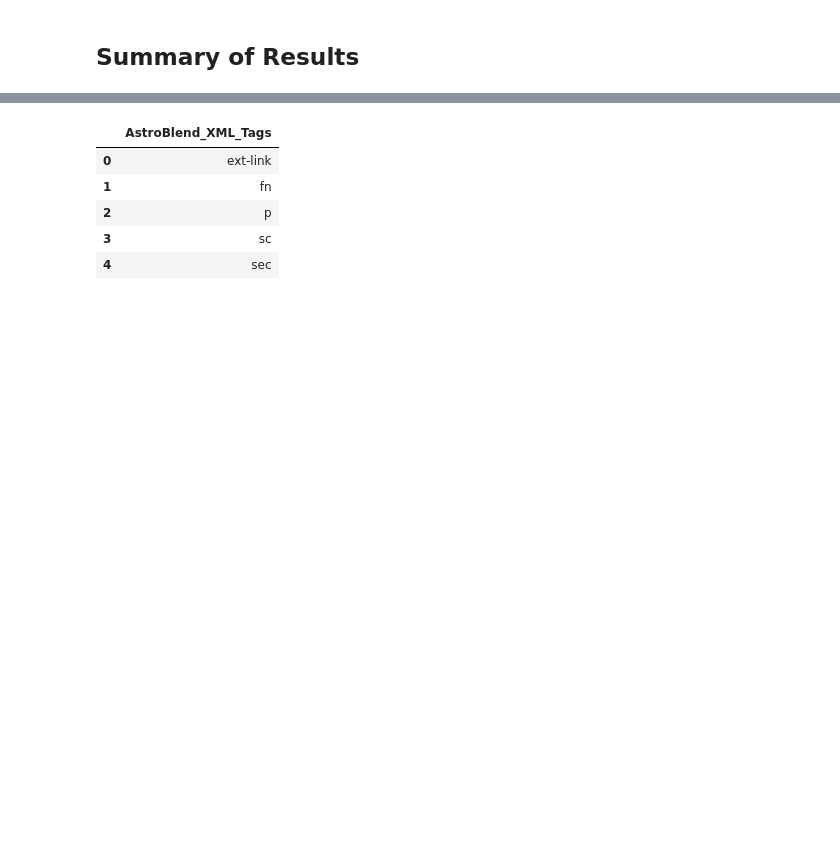
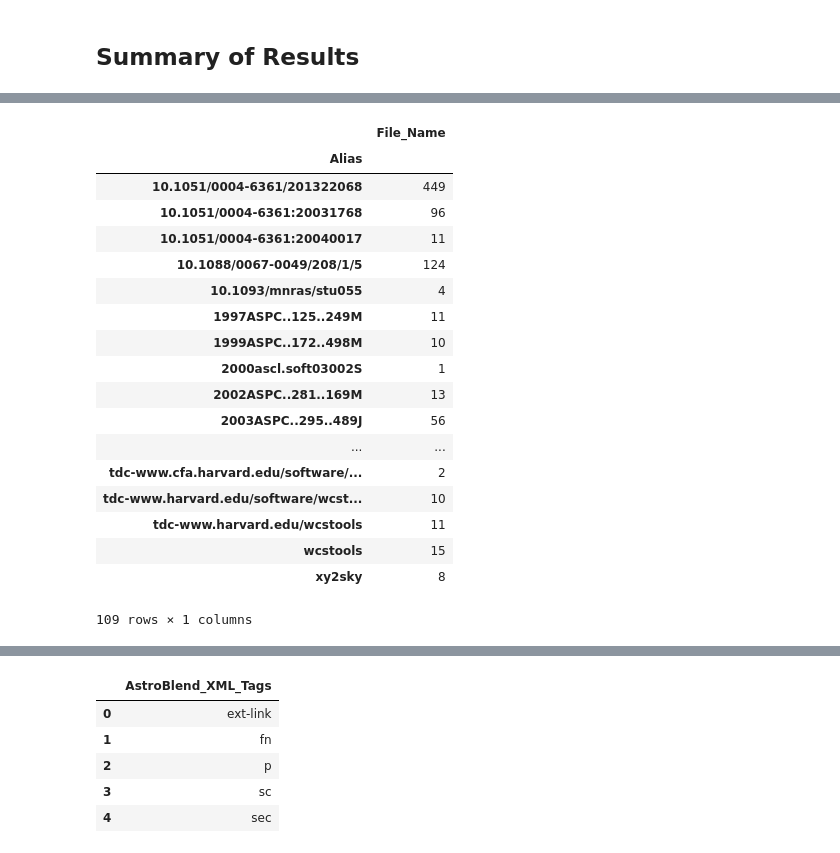
Before and after one commit to CfA-Library/Cite_Astro_Software, a Jupyter notebook: Citation_Study_2019/XML_SEARCH/XML_ANALYSIS/XML_ANALYSIS_061019/XML_FINAL_ANALYSIS_061019.ipynb, the cells around one changed output, grey strips where cells are left out. Cells and saved outputs as stored; diff of their text form; code cells hidden in the pictures; blank space fills up the shorter version.

```diff
--- a/Citation_Study_2019/XML_SEARCH/XML_ANALYSIS/XML_ANALYSIS_061019/XML_FINAL_ANALYSIS_061019.ipynb
+++ b/Citation_Study_2019/XML_SEARCH/XML_ANALYSIS/XML_ANALYSIS_061019/XML_FINAL_ANALYSIS_061019.ipynb
@@ -116,5 +119,31 @@ Stingray          2
 TARDIS            4
 WCSTools        123
 Name: File_Name, dtype: int64
+# %%
+# Total number of unique alias
+
+XML_unique_alias = pd.DataFrame(XML_results.groupby('Alias')['File_Name'].nunique())
+XML_unique_alias.to_csv("XML_unique_alias_061019.csv")
+XML_unique_alias
+# %% [output]
+|  | File_Name |
+| Alias |  |
+| 10.1051/0004-6361/201322068 | 449 |
+| 10.1051/0004-6361:20031768 | 96 |
+| 10.1051/0004-6361:20040017 | 11 |
+| 10.1088/0067-0049/208/1/5 | 124 |
+| 10.1093/mnras/stu055 | 4 |
+| 1997ASPC..125..249M | 11 |
+| 1999ASPC..172..498M | 10 |
+| 2000ascl.soft03002S | 1 |
+| 2002ASPC..281..169M | 13 |
+| 2003ASPC..295..489J | 56 |
+| ... | ... |
+| tdc-www.cfa.harvard.edu/software/... | 2 |
+| tdc-www.harvard.edu/software/wcst... | 10 |
+| tdc-www.harvard.edu/wcstools | 11 |
+| wcstools | 15 |
+| xy2sky | 8 |
+109 rows × 1 columns
 # %%
 # Which tags were associated with each software package?
```
Also changed, not shown: parts of 12 cells of this notebook, 8 other files.
